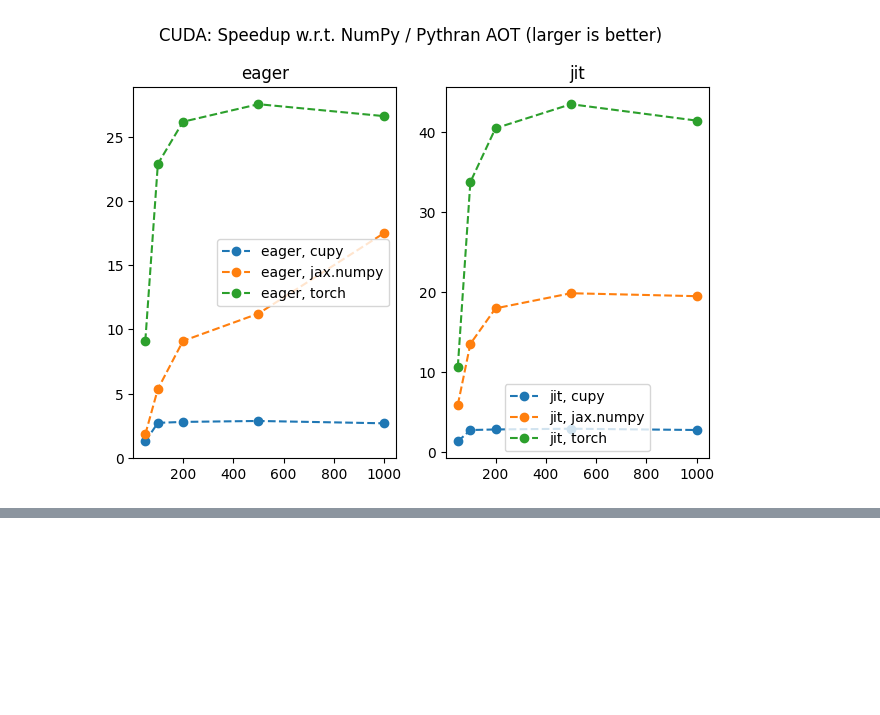
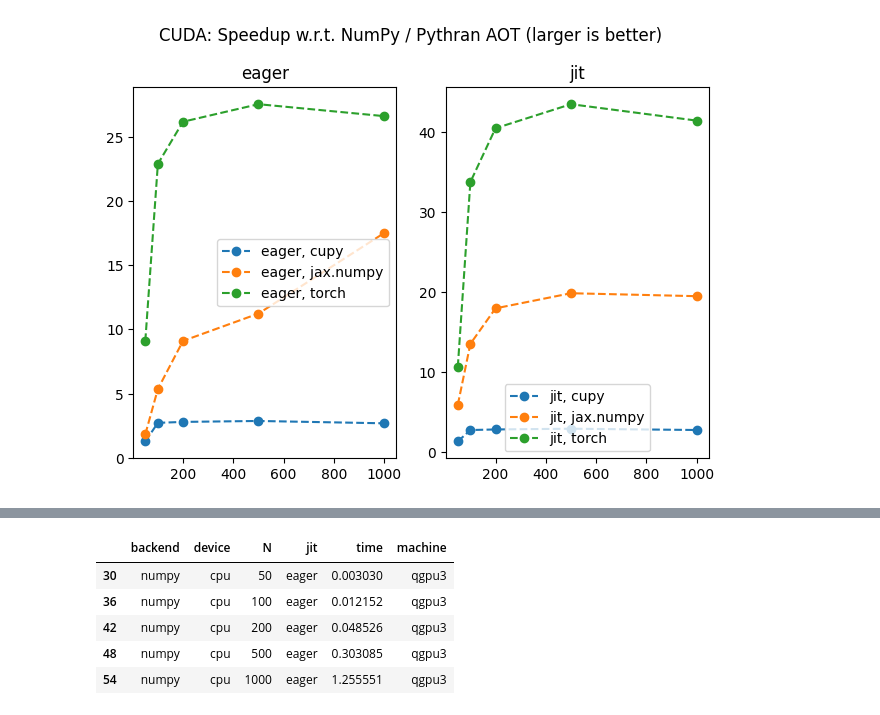
Before and after one commit to ev-br/bench_playground, a Jupyter notebook: viz.rbf.ipynb, the cells around one changed output, grey strips where cells are left out. Drawn from its saved outputs; the diff is of its cells as text; code cells hidden in the pictures; blank space fills up the shorter version.

```diff
--- a/viz.rbf.ipynb
+++ b/viz.rbf.ipynb
@@ -363,0 +456,12 @@ plt.tight_layout()
+# %%
+# Base timings (differs from `df_np_default` because here we force a single core for linear algebra!)
+
+df_np = df_single_core.loc[(df_single_core["backend"] == "numpy") & (df_single_core["jit"] == "eager") ]
+df_np
+# %% [output]
+|  | backend | device | N | jit | time | machine |
+| 30 | numpy | cpu | 50 | eager | 0.003030 | qgpu3 |
+| 36 | numpy | cpu | 100 | eager | 0.012152 | qgpu3 |
+| 42 | numpy | cpu | 200 | eager | 0.048526 | qgpu3 |
+| 48 | numpy | cpu | 500 | eager | 0.303085 | qgpu3 |
+| 54 | numpy | cpu | 1000 | eager | 1.255551 | qgpu3 |
```
Also changed, not shown: parts of 10 cells of this notebook.
